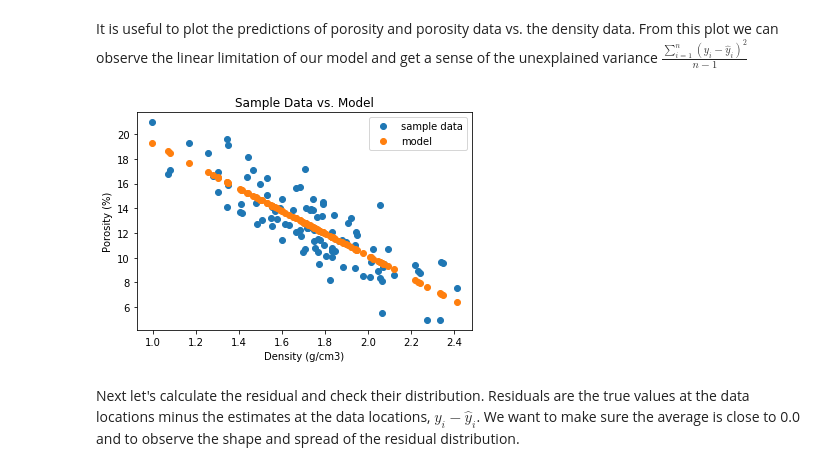
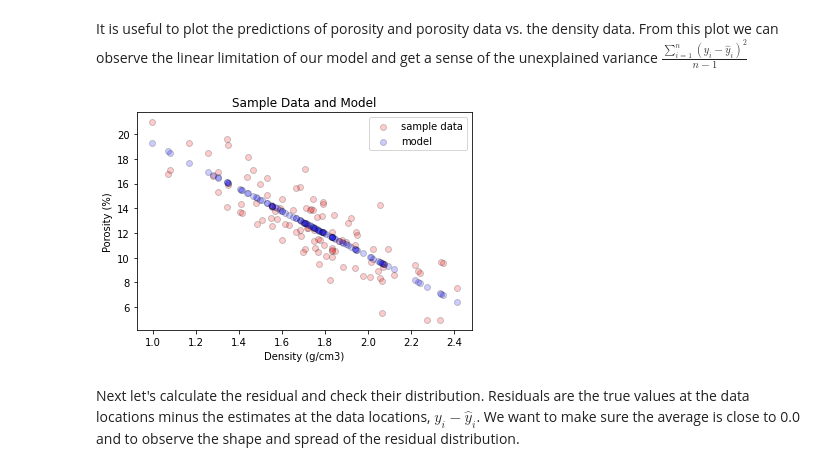
Before and after one commit to GeostatsGuy/PythonNumericalDemos, a Jupyter notebook: PythonDataBasics_LinearRegression.ipynb, the cells around one changed output. Cells and saved outputs as stored; diff of their text form; code cells hidden in the pictures.

```diff
--- a/PythonDataBasics_LinearRegression.ipynb
+++ b/PythonDataBasics_LinearRegression.ipynb
@@ -48,7 +49,7 @@ os.chdir("C:\PGE337")                                  # set the working directo
 
 Let's load the provided dataset. 'Density_Por_data.csv' is available at https://github.com/GeostatsGuy/GeoDataSets. It is a comma delimited file with 20 porosity measures from 2 rock units from the subsurface, porosity (as a fraction). We load it with the pandas 'read_csv' function into a data frame we called 'df' and then preview it by printing a slice and by utilizing the 'head' DataFrame member function (with a nice and clean format, see below).
 # %%
-df = pd.read_csv("Density_Por_data.csv")                # read a .csv file in as a DataFrame
-print(df.iloc[0:5,:])                                       # display first 4 samples in the table as a preview
+#df = pd.read_csv("Density_Por_data.csv")                    # read a .csv file in as a DataFrame
+df = pd.read_csv(r"https://raw.githubusercontent.com/GeostatsGuy/GeoDataSets/master/Density_Por_data.csv") # load data from Dr. Pyrcz's GitHub repository
 df.head()                                                   # we could also use this command for a table preview
 # %% [output]
@@ -82,8 +78,13 @@ den = df['Density']
 
 Let's first calculate the linear regression model
 # %%
-slope, intercept, r_value, p_value, std_err = st.linregress(den,por)
+linear = st.linregress(den,por)
 
-print('The model parameters are, slope (b1) = ' + str(round(slope,2)) + ', and the intercept (b0) = ' + str(round(intercept,2)))
+print('The model parameters are, slope (b1) = ' + str(round(linear.slope,2)) + ', and the intercept (b0) = ' + str(round(linear.intercept,2)))
+plt.scatter(den, por, color = 'red',edgecolor='black',alpha=0.2,label='sample data')
+plt.plot(denv, linear.intercept + linear.slope*denv, 'black', label='linear regression model')
+plt.title('Sample Data and Model'); plt.xlabel('Density (g/cm3)'); plt.ylabel('Porosity (%)')
+plt.legend(); plt.grid()
+plt.show()
 # %% [output]
 The model parameters are, slope (b1) = -9.1, and the intercept (b0) = 28.35
@@ -147,8 +190,8 @@ The slope P02.5 and P97.5 are [-10.26291645  -7.94487295]
 # %% [markdown]
 Let's use this model to make a prediction at all the data locations.
 # %%
-por_hat = slope * den + intercept
-plt.hist(por_hat)
+por_hat = linear.slope * den + linear.intercept
+plt.hist(por_hat,color='red',alpha=0.2,edgecolor='black')
 plt.title("Porosity Predictions with Linear Model")
-plt.xlabel('Porosity (%)')
+plt.xlabel('Porosity (%)'); plt.ylabel('Frequency')
 # %% [output]
@@ -157,15 +200,14 @@ Text(0.5,0,'Porosity (%)')
 # %% [markdown]
 It is useful to plot the predictions of porosity and porosity data vs. the density data. From this plot we can observe the linear limitation of our model and get a sense of the unexplained variance $\frac{\sum_{i=1}^{n}(y_i - \hat{y}_i)^2} {n-1}$
 # %%
-plt.plot(den, por, 'o', label='sample data')
-plt.plot(den, por_hat, 'o', label='model')
-plt.title('Sample Data vs. Model')
-plt.xlabel('Density (g/cm3)')
-plt.ylabel('Porosity (%)')
+plt.scatter(den, por,color='red',alpha=0.2,edgecolor='black',label='sample data')
+plt.scatter(den, por_hat,color='blue',alpha=0.2,edgecolor='black',label='model')
+
+plt.title('Sample Data and Model'); plt.xlabel('Density (g/cm3)'); plt.ylabel('Porosity (%)')
 plt.legend()
 plt.show()
 # %% [output]
-[figure, old version]
+[figure, new version]
 # %% [markdown]
 Next let's calculate the residual and check their distribution.  Residuals are the true values at the data locations minus the estimates at the data locations, $y_i - \hat{y}_i$.  We want to make sure the average is close to 0.0 and to observe the shape and spread of the residual distribution.
 # %%
```
Also changed, not shown: parts of 19 cells of this notebook.
